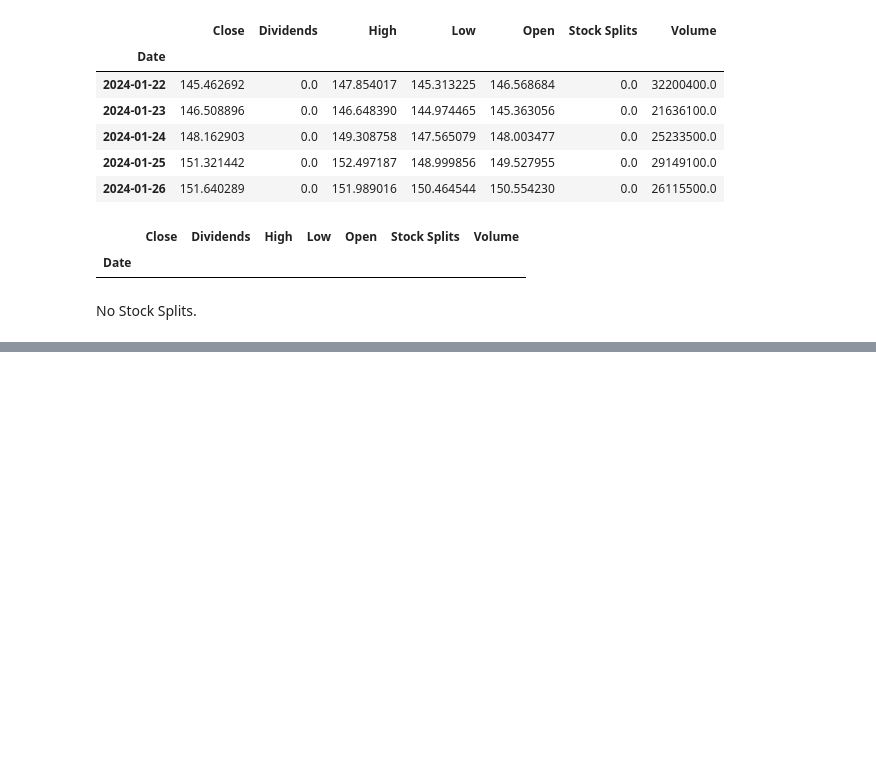
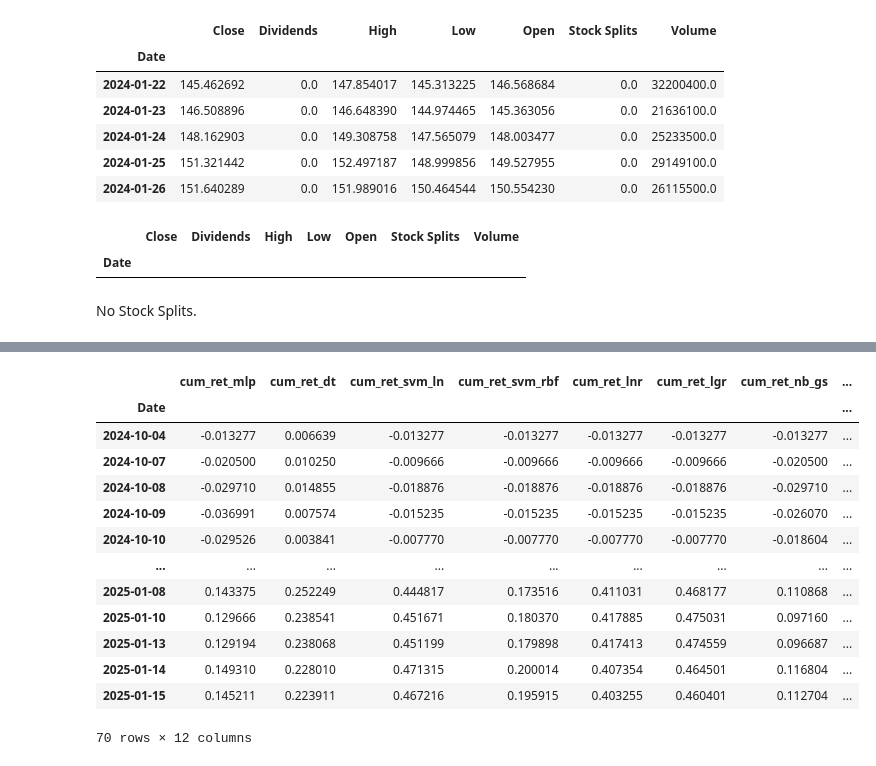
Before and after one commit to mafiom038/qf2103, a Jupyter notebook: GOOGL/Strategy_Testing.ipynb, the cells around one changed output, grey strips where cells are left out. Cells and saved outputs as stored; diff of their text form; code cells hidden in the pictures; blank space fills up the shorter version.

```diff
--- a/GOOGL/Strategy_Testing.ipynb
+++ b/GOOGL/Strategy_Testing.ipynb
@@ -182,8 +184,24 @@ plt.show()
 # %%
 
 X_train, X_test, y_train, y_test = stock_train_test_split(data)
 df_result = fit_and_predict_supervised_models(X_train, X_test, y_train, y_test)
 df_result = fit_and_predict_unsupervised_models(X_train, X_test, y_train, y_test, save_to=df_result)
+df_result
+# %% [output]
+|  | cum_ret_mlp | cum_ret_dt | cum_ret_svm_ln | cum_ret_svm_rbf | cum_ret_lnr | cum_ret_lgr | cum_ret_nb_gs | ... |
+| Date |  |  |  |  |  |  |  | ... |
+| 2024-10-04 | -0.013277 | 0.006639 | -0.013277 | -0.013277 | -0.013277 | -0.013277 | -0.013277 | ... |
+| 2024-10-07 | -0.020500 | 0.010250 | -0.009666 | -0.009666 | -0.009666 | -0.009666 | -0.020500 | ... |
+| 2024-10-08 | -0.029710 | 0.014855 | -0.018876 | -0.018876 | -0.018876 | -0.018876 | -0.029710 | ... |
+| 2024-10-09 | -0.036991 | 0.007574 | -0.015235 | -0.015235 | -0.015235 | -0.015235 | -0.026070 | ... |
+| 2024-10-10 | -0.029526 | 0.003841 | -0.007770 | -0.007770 | -0.007770 | -0.007770 | -0.018604 | ... |
+| ... | ... | ... | ... | ... | ... | ... | ... | ... |
+| 2025-01-08 | 0.143375 | 0.252249 | 0.444817 | 0.173516 | 0.411031 | 0.468177 | 0.110868 | ... |
+| 2025-01-10 | 0.129666 | 0.238541 | 0.451671 | 0.180370 | 0.417885 | 0.475031 | 0.097160 | ... |
+| 2025-01-13 | 0.129194 | 0.238068 | 0.451199 | 0.179898 | 0.417413 | 0.474559 | 0.096687 | ... |
+| 2025-01-14 | 0.149310 | 0.228010 | 0.471315 | 0.200014 | 0.407354 | 0.464501 | 0.116804 | ... |
+| 2025-01-15 | 0.145211 | 0.223911 | 0.467216 | 0.195915 | 0.403255 | 0.460401 | 0.112704 | ... |
+70 rows × 12 columns
 # %%
 risk_free_rate = 0.045 / 365
 days_elapsed = (df_result.index - df_result.index[0]).days
```
Also changed, not shown: parts of 8 cells of this notebook, 2 other files.
